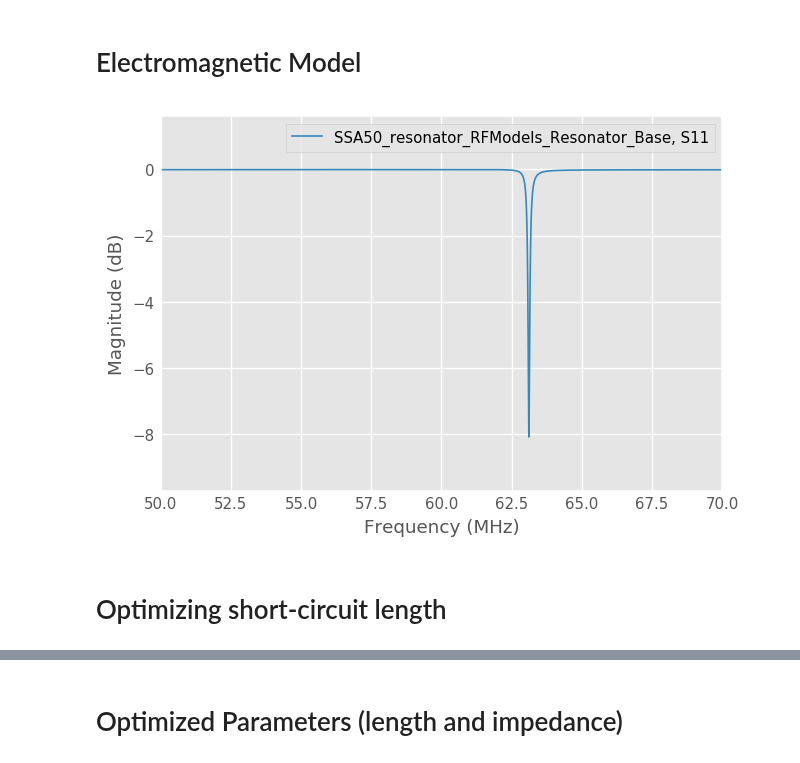
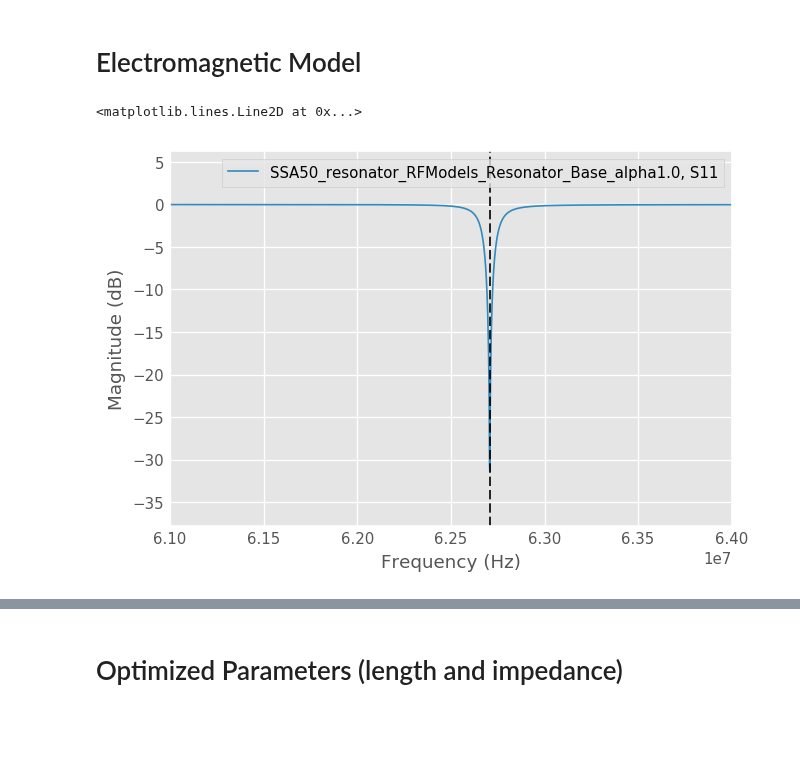
Before and after one commit to jhillairet/tresonator, a Jupyter notebook: Resonator Optimization vs Experimental Data.ipynb, the cells around one changed output, grey strips where cells are left out. Cells and saved outputs as stored; diff of their text form; code cells hidden in the pictures; blank space fills up the shorter version.

```diff
--- a/Resonator Optimization vs Experimental Data.ipynb
+++ b/Resonator Optimization vs Experimental Data.ipynb
@@ -38,3 +37,10 @@ resonator_base = rf.Network('data/SSA50_resonator_RFModels_Resonator_Base.s4p',
+# %%
+# Importing T-resonator S-parameters from HFSS
+resonator_base = rf.Network('data/SSA50_resonator_RFModels_Resonator_Base_alpha1.0.s4p', f_unit='MHz')
+# The experimental frequency band does not match the HFSS simulated one.
+# So before making any operations between Networks, need to interpolate them.
+# It also speedup very much the Network connecting calculations.
+resonator_base = resonator_base.interpolate_from_f(exp_frequency)
 # %%
 # Coaxial media associated to transmission line for service stub and short circuits
 service_stub_media = rf.media.Coaxial(frequency=resonator_base.frequency, Dint=55.5e-3, Dout=152e-3, epsilon_r=1)
@@ -42,8 +48,8 @@ sc_CEA_media = rf.media.Coaxial(frequency=resonator_base.frequency, Dint=140e-3,
 sc_DUT_media = rf.media.Coaxial(frequency=resonator_base.frequency, Dint=127.92e-3, Dout=216e-3, epsilon_r=1)
 # %%
 # Creating networks for service stubs and shorts
-def resonator_network(d_sc_CEA = 100e-3, Z_sc_CEA = 1e-3,
-                      d_sc_DUT = 33e-3, Z_sc_DUT = 1e-3,
+def resonator_network(d_sc_CEA = 161e-3, Z_sc_CEA = 10e-3,
+                      d_sc_DUT = 38e-3, Z_sc_DUT = 10e-3,
                       d_sstub = 50e-3):
     '''
     Create and return the resonator Network from specified short-circuit lengths and resistances
@@ -64,8 +74,8 @@ def resonator_network(d_sc_CEA = 100e-3, Z_sc_CEA = 1e-3,
 # %%
 # Plot the default values resonator Network
 res=resonator_network()
 res.plot_s_db()
+plt.axvline(f_match(res), ls='--', color='k' )
 # %% [output]
+<matplotlib.lines.Line2D at 0x...>
-[figure, old version]
+[figure, new version]
-# %% [markdown]
-# Optimizing short-circuit length
```
Also changed, not shown: parts of 15 cells of this notebook, 3 other files.
